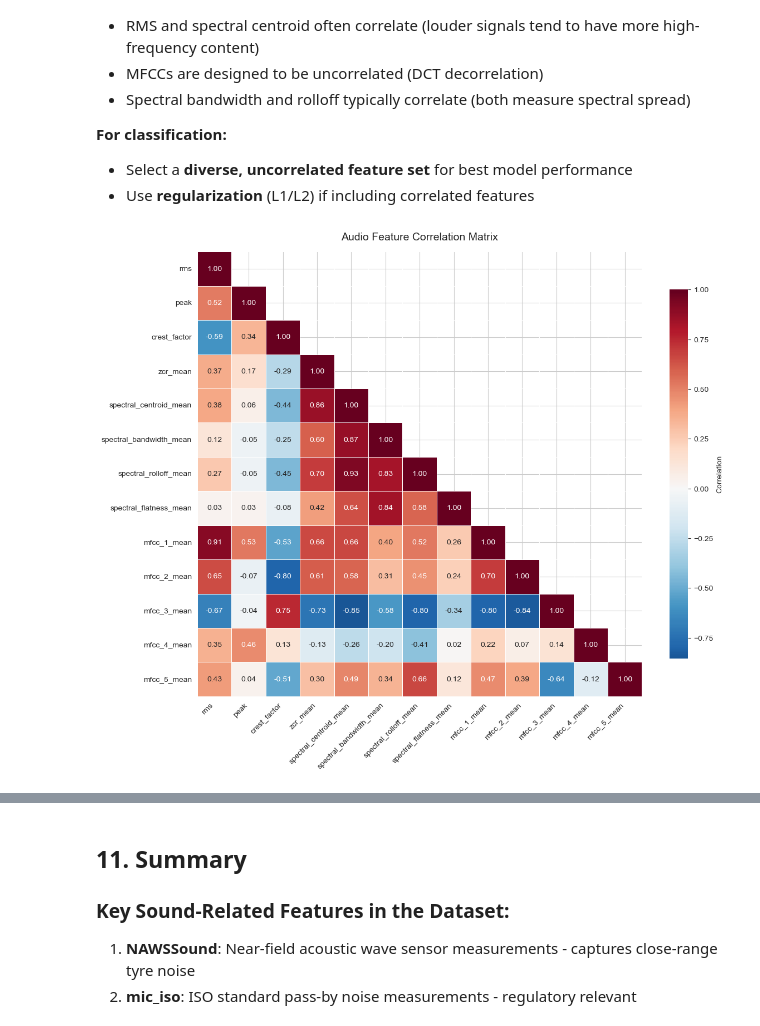
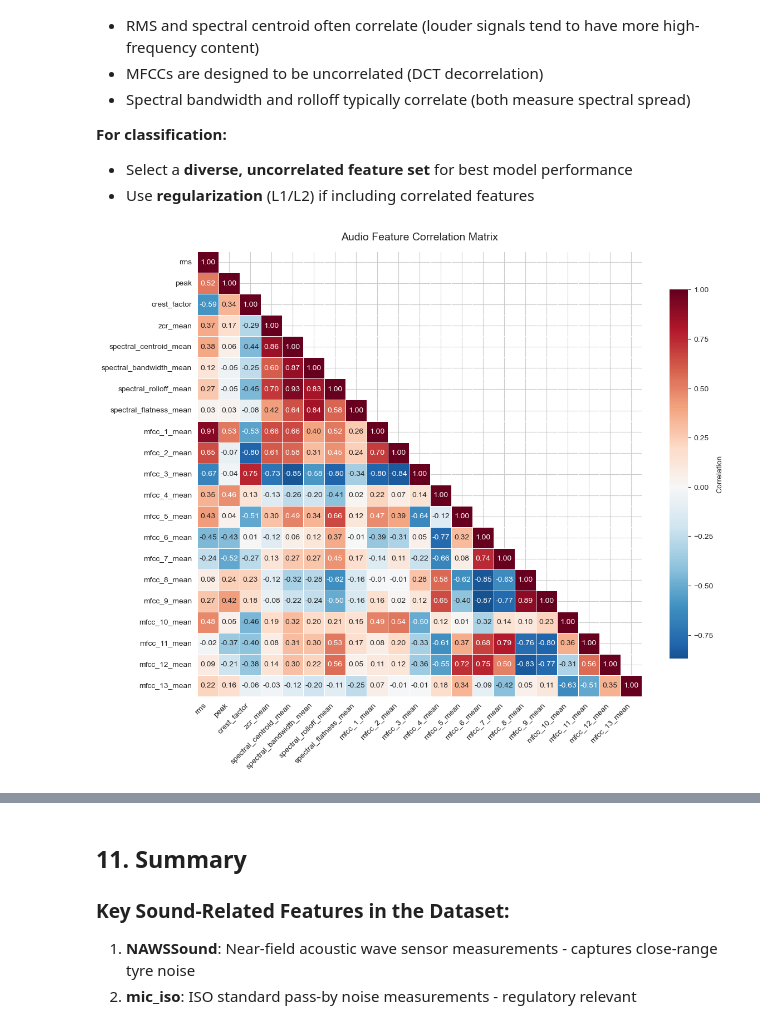
Before and after one commit to m-j-w-f/ROAR, a Jupyter notebook: src/roar/notenbooks/02analyze.ipynb, the cells around one changed output, grey strips where cells are left out. Saved outputs shown, nothing was run; the diff lists cells and outputs as text; code cells hidden in the pictures.

Commit message:
Add larger correlation plot

```diff
--- a/src/roar/notenbooks/02analyze.ipynb
+++ b/src/roar/notenbooks/02analyze.ipynb
@@ -553,11 +553,16 @@ def plot_mel_spectrogram(
         print(f"Cannot compute Mel spectrogram for {channel_name}")
         return None
 
-    data = data.astype(np.float32)
+    data = data.astype(np.float32)  # type: ignore
 
     # Compute Mel spectrogram
     mel_spec = librosa.feature.melspectrogram(
-        y=data, sr=sample_rate, n_mels=n_mels, n_fft=n_fft, hop_length=hop_length, fmax=fmax
+        y=data,
+        sr=sample_rate,
+        n_mels=n_mels,
+        n_fft=n_fft,
+        hop_length=hop_length,
+        fmax=fmax,  # type: ignore
     )
     mel_spec_db = librosa.power_to_db(mel_spec, ref=np.max)
 
@@ -590,7 +595,7 @@ sample_file = files_df["file_path"][0]
 
 for ch in available_channels[:2]:
     if ch["sample_rate"]:
-        fig, mel_spec = plot_mel_spectrogram(sample_file, ch["name"])
+        fig, mel_spec = plot_mel_spectrogram(sample_file, ch["name"])  # type: ignore
         plt.show()
 # %% [output]
 [figure]
@@ -839,7 +844,10 @@ for ch in ["Ch_1_labV12", "Ch_2_labV12", "Ch_3_labV12", "Ch_4_labV12", "NAWSSoun
 
 # Extract features from all files (sample for efficiency)
 def extract_features_from_files(
-    files_df: pl.DataFrame, channel_pattern: str, max_files: int = 50, synonym_map: dict = None
+    files_df: pl.DataFrame,
+    channel_pattern: str,
+    max_files: int = 50,
+    synonym_map: dict = None,  # type: ignore
 ):
     """Extract audio features from multiple files.
 
@@ -1289,7 +1297,7 @@ def plot_feature_correlation(features_df: pl.DataFrame):
         "spectral_bandwidth_mean",
         "spectral_rolloff_mean",
         "spectral_flatness_mean",
-    ] + [f"mfcc_{i}_mean" for i in range(1, 6)]  # First 5 MFCCs
+    ] + [f"mfcc_{i}_mean" for i in range(1, 14)]  # First 5 MFCCs
 
     # Filter to existing columns
     existing_cols = [col for col in feature_cols if col in features_df.columns]
@@ -1305,31 +1313,31 @@ def plot_feature_correlation(features_df: pl.DataFrame):
 
     fig, ax = plt.subplots(figsize=(12, 10))
 
     mask = np.triu(np.ones_like(corr_matrix, dtype=bool), k=1)
 
     sns.heatmap(
         corr_matrix,
         mask=mask,
         annot=True,
         fmt=".2f",
         cmap="RdBu_r",
         center=0,
         ax=ax,
         square=True,
         linewidths=0.5,
         cbar_kws={"shrink": 0.8, "label": "Correlation"},
     )
 
     ax.set_title("Audio Feature Correlation Matrix", fontsize=14, pad=15)
     plt.xticks(rotation=45, ha="right")
     plt.yticks(rotation=0)
     plt.tight_layout()
 
     return fig
 
 
 if len(features_df) > 0:
     fig = plot_feature_correlation(features_df)
     plt.show()
 # %% [output]
-[figure, old version]
+[figure, new version]
```
Also changed, not shown: parts of 14 cells of this notebook.
